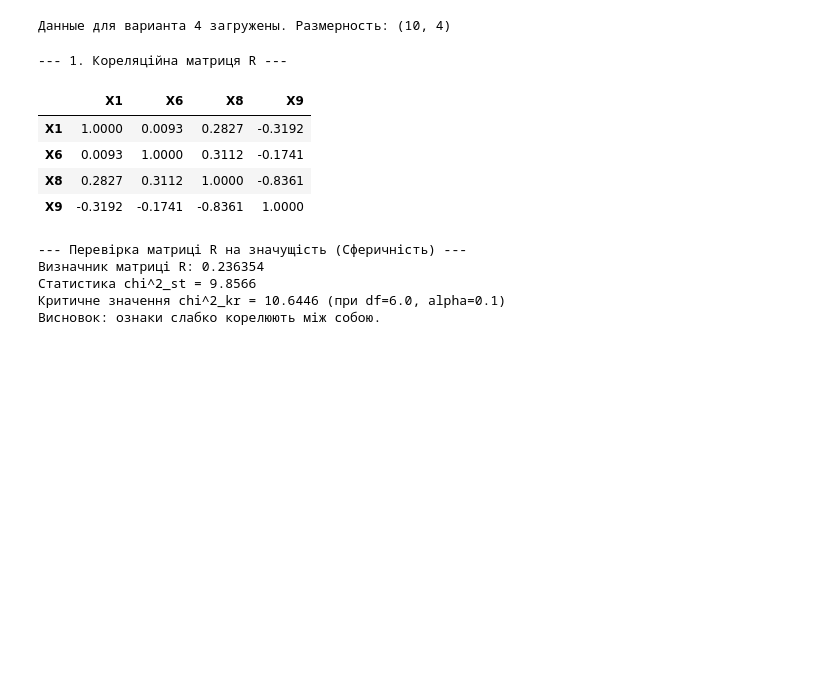
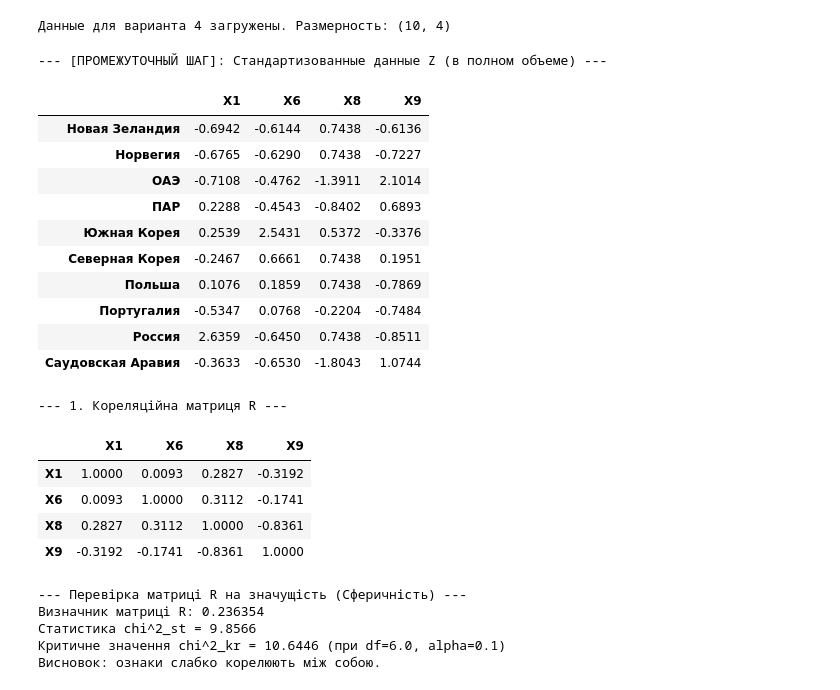
Before and after one commit to SerhiiHerashchenko/HOMEWORK, a Jupyter notebook: Python/MSA 2 SEMESTER/6 lab/main.ipynb, the cells around one changed output. Cells and saved outputs as stored; diff of their text form; code cells hidden in the pictures; blank space fills up the shorter version.

```diff
--- a/Python/MSA 2 SEMESTER/6 lab/main.ipynb
+++ b/Python/MSA 2 SEMESTER/6 lab/main.ipynb
@@ -30,49 +30,63 @@ print("Данные для варианта 4 загружены. Размерн
 # %%
 from scipy.stats import chi2
 
 # ==========================================
 # ЯЧЕЙКА 2. Нормалізація даних і перевірка значущості матриці R
 # ==========================================
 n, m = data.shape
 
-# Центруємо і нормуємо дані
+# Центрируем и нормируем данные
 Z = (data - np.mean(data, axis=0)) / np.std(data, axis=0, ddof=1)
 
-# Кореляційна матриця R
+print("--- [ПРОМЕЖУТОЧНЫЙ ШАГ]: Стандартизованные данные Z (в полном объеме) ---")
+display(pd.DataFrame(Z, index=countries, columns=features).round(4))
+
+# Корреляционная матрица R
 R = np.corrcoef(Z, rowvar=False)
 
-print("--- 1. Кореляційна матриця R ---")
+print("\n--- 1. Кореляційна матриця R ---")
 display(pd.DataFrame(R, index=features, columns=features).round(4))
 
-# Базовий тест Бартлетта на сферичність (чи взагалі є сенс робити факторний аналіз)
+# Тест Бартлетта на сферичность
 det_R = np.linalg.det(R)
 chi2_spher = -(n - 1 - (2 * m + 5) / 6) * np.log(det_R)
 df_spher = m * (m - 1) / 2
-
-alpha = 0.1 # Рівень значущості (90% ймовірність за умовою з прикладу)
+alpha = 0.1
 chi2_kr_spher = chi2.ppf(1 - alpha, df_spher)
 
 print("\n--- Перевірка матриці R на значущість (Сферичність) ---")
 print(f"Визначник матриці R: {det_R:.6f}")
 print(f"Статистика chi^2_st = {chi2_spher:.4f}")
 print(f"Критичне значення chi^2_kr = {chi2_kr_spher:.4f} (при df={df_spher}, alpha={alpha})")
 
 if chi2_spher > chi2_kr_spher:
     print("Висновок: матриця R значущо відрізняється від одиничної. Факторний аналіз доцільний.")
 else:
     print("Висновок: ознаки слабко корелюють між собою.")
 # %% [output]
---- 1. Кореляційна матриця R ---
+--- [ПРОМЕЖУТОЧНЫЙ ШАГ]: Стандартизованные данные Z (в полном объеме) ---
 |  | X1 | X6 | X8 | X9 |
-| X1 | 1.0000 | 0.0093 | 0.2827 | -0.3192 |
-| X6 | 0.0093 | 1.0000 | 0.3112 | -0.1741 |
-| X8 | 0.2827 | 0.3112 | 1.0000 | -0.8361 |
-| X9 | -0.3192 | -0.1741 | -0.8361 | 1.0000 |
+| Новая Зеландия | -0.6942 | -0.6144 | 0.7438 | -0.6136 |
+| Норвегия | -0.6765 | -0.6290 | 0.7438 | -0.7227 |
+| ОАЭ | -0.7108 | -0.4762 | -1.3911 | 2.1014 |
+| ПАР | 0.2288 | -0.4543 | -0.8402 | 0.6893 |
+| Южная Корея | 0.2539 | 2.5431 | 0.5372 | -0.3376 |
+| Северная Корея | -0.2467 | 0.6661 | 0.7438 | 0.1951 |
+| Польша | 0.1076 | 0.1859 | 0.7438 | -0.7869 |
+| Португалия | -0.5347 | 0.0768 | -0.2204 | -0.7484 |
+| Россия | 2.6359 | -0.6450 | 0.7438 | -0.8511 |
+| Саудовская Аравия | -0.3633 | -0.6530 | -1.8043 | 1.0744 |
---- Перевірка матриці R на значущість (Сферичність) ---
-Визначник матриці R: 0.236354
-Статистика chi^2_st = 9.8566
-Критичне значення chi^2_kr = 10.6446 (при df=6.0, alpha=0.1)
-Висновок: ознаки слабко корелюють між собою.
+--- 1. Кореляційна матриця R ---
+|  | X1 | X6 | X8 | X9 |
+| X1 | 1.0000 | 0.0093 | 0.2827 | -0.3192 |
+| X6 | 0.0093 | 1.0000 | 0.3112 | -0.1741 |
+| X8 | 0.2827 | 0.3112 | 1.0000 | -0.8361 |
+| X9 | -0.3192 | -0.1741 | -0.8361 | 1.0000 |
+--- Перевірка матриці R на значущість (Сферичність) ---
+Визначник матриці R: 0.236354
+Статистика chi^2_st = 9.8566
+Критичне значення chi^2_kr = 10.6446 (при df=6.0, alpha=0.1)
+Висновок: ознаки слабко корелюють між собою.
 # %%
 # ==========================================
 # ЯЧЕЙКА 3. Редукована матриця Rh, матриця A та Тест Бартлетта (Алгоритм 8.2)
```
Also changed, not shown: parts of 4 cells of this notebook, 1 other file.
